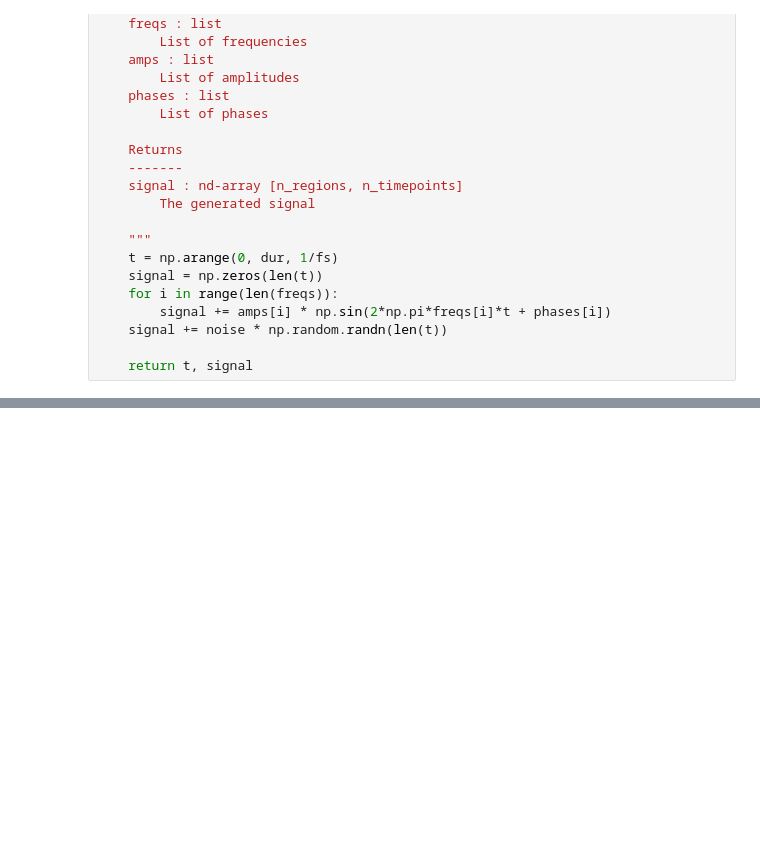
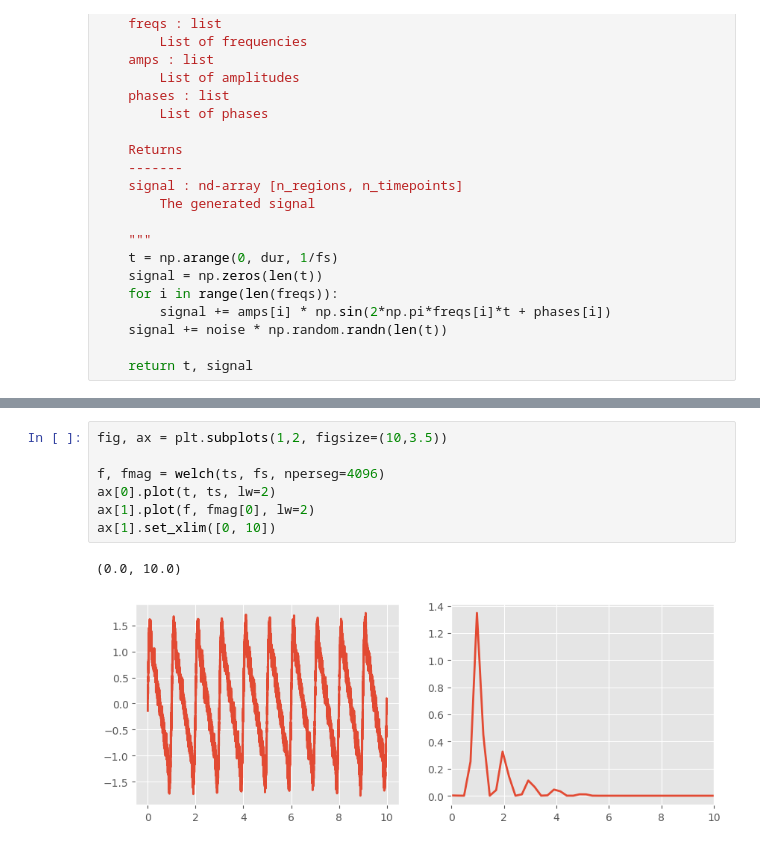
Before and after one commit to Ziaeemehr/signal_processing, a Jupyter notebook: src/intro.ipynb, the cells around one changed output, grey strips where cells are left out. Saved outputs shown, nothing was run; the diff lists cells and outputs as text; blank space fills up the shorter version.

Commit message:
welch added.

```diff
--- a/src/intro.ipynb
+++ b/src/intro.ipynb
@@ -112,0 +113,10 @@ ax[1].set_xlim([0, 10])
+# %%
+fig, ax = plt.subplots(1,2, figsize=(10,3.5))
+
+f, fmag = welch(ts, fs, nperseg=4096)
+ax[0].plot(t, ts, lw=2)
+ax[1].plot(f, fmag[0], lw=2)
+ax[1].set_xlim([0, 10])
+# %% [output]
+(0.0, 10.0)
+[figure, added]
```
Also changed, not shown: parts of 1 cell of this notebook.
